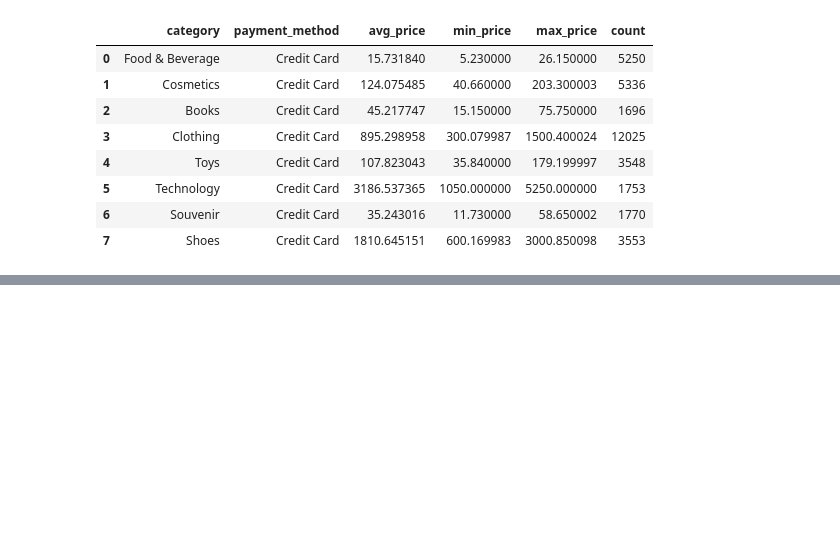
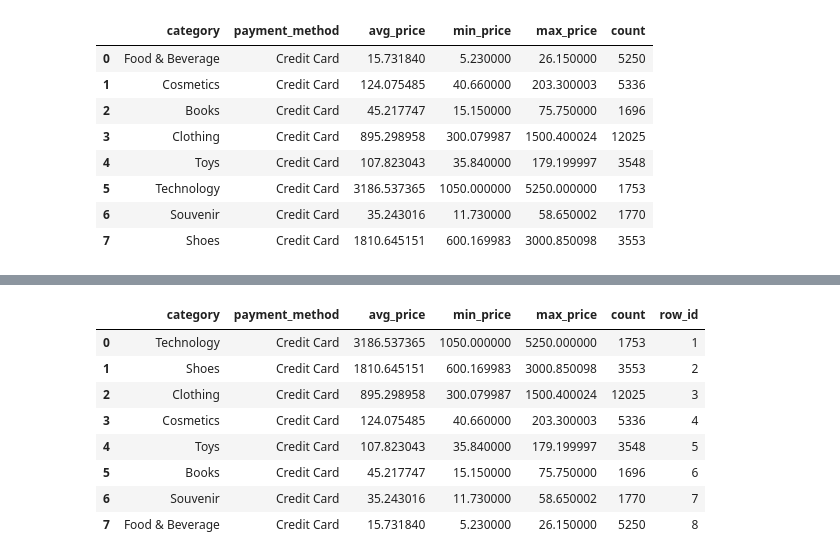
Before and after one commit to DaryaKondratovich/pyspark, a Jupyter notebook: pyspark.ipynb, the cells around one changed output, grey strips where cells are left out. Cells and saved outputs as stored; diff of their text form; code cells hidden in the pictures; blank space fills up the shorter version.

```diff
--- a/pyspark.ipynb
+++ b/pyspark.ipynb
@@ -189,3 +191,9 @@ df_analytic.toPandas()
 | 5 | Technology | Credit Card | 3186.537365 | 1050.000000 | 5250.000000 | 1753 |
 | 6 | Souvenir | Credit Card | 35.243016 | 11.730000 | 58.650002 | 1770 |
 | 7 | Shoes | Credit Card | 1810.645151 | 600.169983 | 3000.850098 | 3553 |
+# %%
+# добавим новый столбец, который покажет порядок всех категорий товаров в зависимости от среднего прайса спускаясь по убыванию
+WindowSpec = Window.partitionBy().orderBy(f.col('avg_price').desc())
+df_analytic_sorted = df_analytic.withColumn("row_id", f.row_number().over(WindowSpec))
+df_analytic_sorted.toPandas()
+# %% [output]
@@ -191,0 +207,9 @@ df_analytic.toPandas()
+|  | category | payment_method | avg_price | min_price | max_price | count | row_id |
+| 0 | Technology | Credit Card | 3186.537365 | 1050.000000 | 5250.000000 | 1753 | 1 |
+| 1 | Shoes | Credit Card | 1810.645151 | 600.169983 | 3000.850098 | 3553 | 2 |
+| 2 | Clothing | Credit Card | 895.298958 | 300.079987 | 1500.400024 | 12025 | 3 |
+| 3 | Cosmetics | Credit Card | 124.075485 | 40.660000 | 203.300003 | 5336 | 4 |
+| 4 | Toys | Credit Card | 107.823043 | 35.840000 | 179.199997 | 3548 | 5 |
+| 5 | Books | Credit Card | 45.217747 | 15.150000 | 75.750000 | 1696 | 6 |
+| 6 | Souvenir | Credit Card | 35.243016 | 11.730000 | 58.650002 | 1770 | 7 |
+| 7 | Food & Beverage | Credit Card | 15.731840 | 5.230000 | 26.150000 | 5250 | 8 |
```
Also changed, not shown: parts of 5 cells of this notebook.
